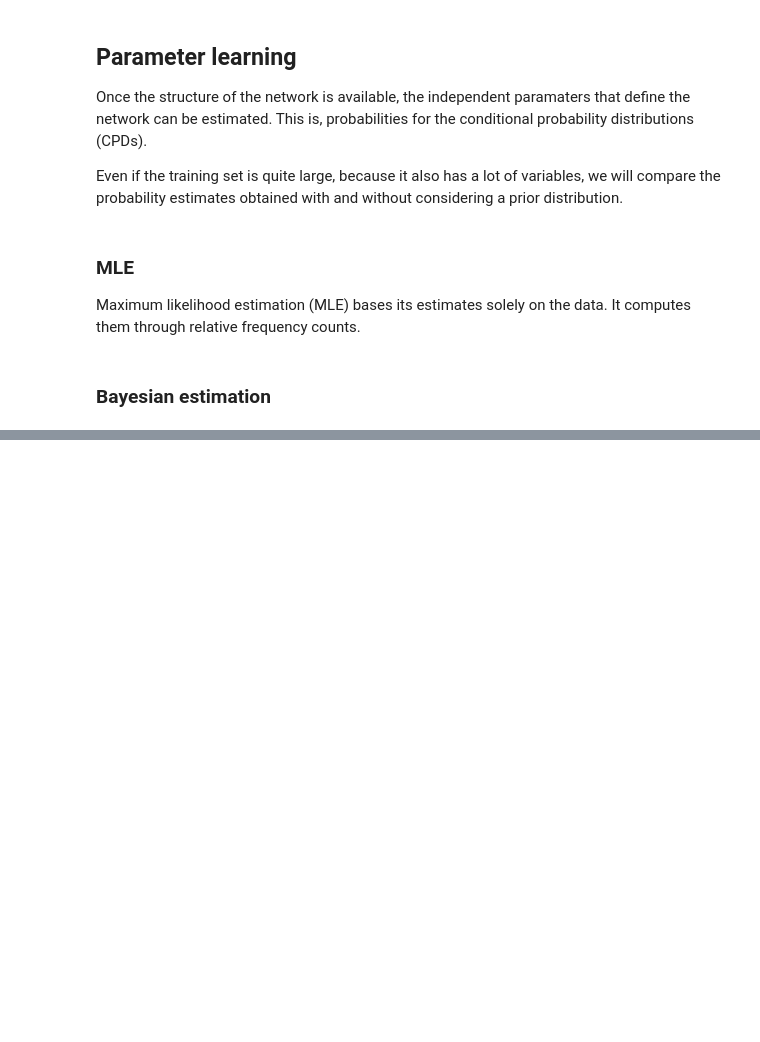
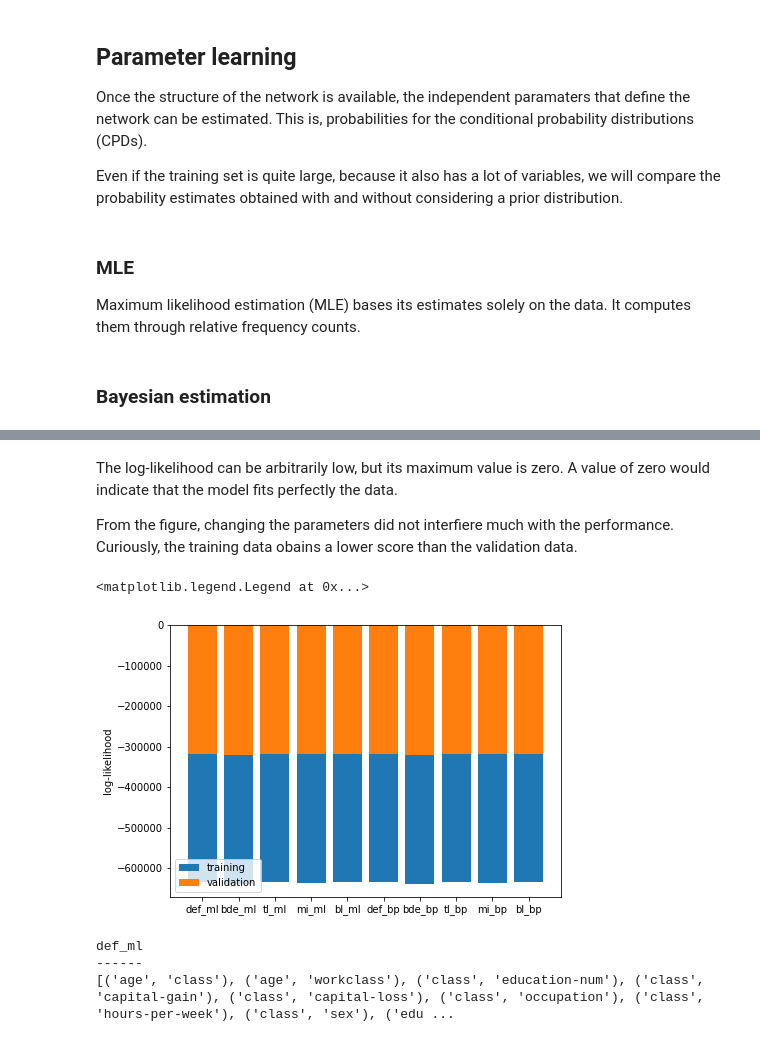
Before and after one commit to alexmadrinanfdez/learn-bn-struct, a Jupyter notebook: bn.ipynb, the cells around one changed output, grey strips where cells are left out. Drawn from its saved outputs; the diff is of its cells as text; code cells hidden in the pictures; blank space fills up the shorter version.

Commit message:
bn learning validation

```diff
--- a/bn.ipynb
+++ b/bn.ipynb
@@ -231,7 +235,7 @@ black_list = ['fnlwgt', 'sex', 'race']
 hc_def = hc.estimate() # default
 hc_bde = hc.estimate(scoring_method='bdeuscore')
 hc_tl = hc.estimate(tabu_length=0)
-hc_mi = hc.estimate(max_indegree=3)
+hc_mi = hc.estimate(max_indegree=2)
 hc_bl = hc.estimate(black_list=black_list)
 
 dags.append(hc_def)
@@ -321,0 +332,38 @@ for model in models[n//2:]:
+# %%
+ll_train = [log_likelihood_score(model, train) for model in models]
+ll_valid = [log_likelihood_score(model, valid) for model in models]
+# %%
+model_txt = ['def', 'bde', 'tl', 'mi', 'bl']
+model_txt *= 2 # duplicate
+
+for i in range(n//2):
+    model_txt[i] += '_ml' # maximum likelihood
+for i in range(n//2, n):
+    model_txt[i] += '_bp' # bayesian prior
+# %% [markdown]
+The log-likelihood can be arbitrarily low, but its maximum value is zero. A value of zero would indicate that the model fits perfectly the data.
+
+From the figure, changing the parameters did not interfiere much with the performance.
+Curiously, the training data obains a lower score than the validation data.
+# %%
+fig, ax = plt.subplots(figsize=(7, 5))
+ax.bar(model_txt, ll_train)
+ax.bar(model_txt, ll_valid)
+ax.set_ylabel('log-likelihood')
+ax.legend(['training', 'validation'])
+# fig.show()
+# %% [output]
+<matplotlib.legend.Legend at 0x...>
+[figure, added]
+# %%
+# choose the model that leads to the best loglikelihood (on the validation data)
+ix = np.argmax(ll_valid)
+bn = models[ix]
+
+print(model_txt[ix])
+print('------')
+print(bn.edges)
+# %% [output]
+def_ml
+------
+[('age', 'class'), ('age', 'workclass'), ('class', 'education-num'), ('class', 'capital-gain'), ('class', 'capital-loss'), ('class', 'occupation'), ('class', 'hours-per-week'), ('class', 'sex'), ('edu ...
```
Also changed, not shown: parts of 4 cells of this notebook.
